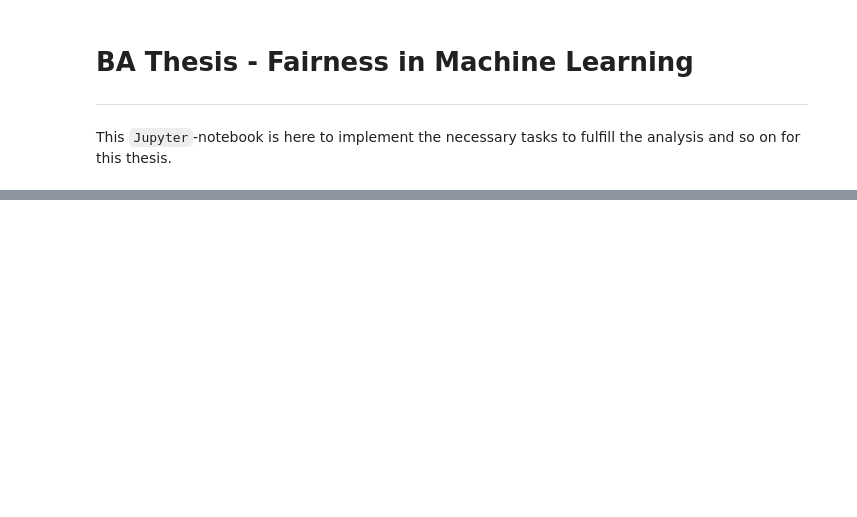
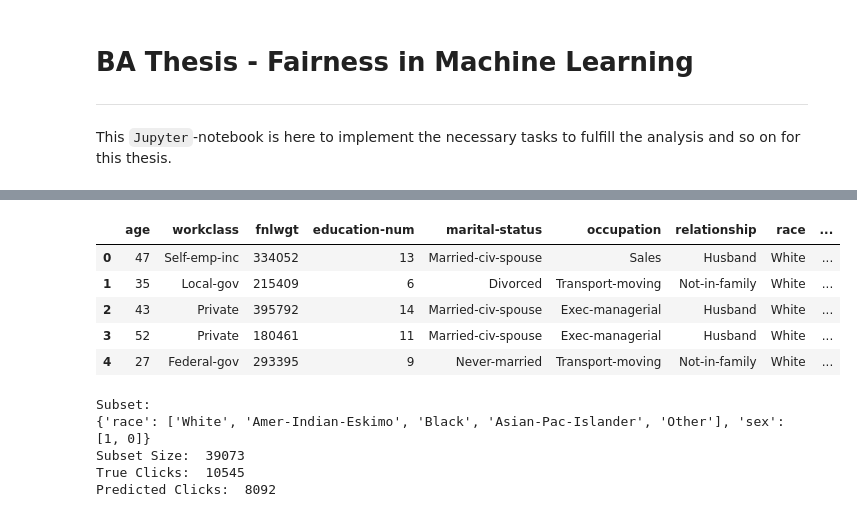
Before and after one commit to mkleinegger/evaluation-bias-detection-and-mitigation, a Jupyter notebook: thesis.ipynb, the cells around one changed output, grey strips where cells are left out. Drawn from its saved outputs; the diff is of its cells as text; code cells hidden in the pictures; blank space fills up the shorter version.

```diff
--- a/thesis.ipynb
+++ b/thesis.ipynb
@@ -149,0 +125,4 @@ Training loss did not improve more than tol=0.000100 for 10 consecutive epochs.
+# %%
+columns_to_drop = ["native-country", 'Unnamed: 0']
+df_train = df_train.drop(columns=columns_to_drop)
+df_test = df_test.drop(columns=columns_to_drop)
@@ -149,0 +138,6 @@ Training loss did not improve more than tol=0.000100 for 10 consecutive epochs.
+# %%
+models = {
+    'mlp': MLPClassifier(verbose=False, max_iter = 250, random_state=random_state),
+    'rf': RandomForestClassifier(n_estimators=200, max_depth=7 ,random_state=random_state),
+    'lr': LogisticRegression(max_iter=1000, solver='lbfgs', random_state=random_state)
+}
@@ -149,0 +186,15 @@ Training loss did not improve more than tol=0.000100 for 10 consecutive epochs.
+# %%
+from utils import _split_data
+from scipy.stats import mode
+
+def compute_pred(df):
+    preds = []
+    for _, model in models.items():
+        preds.append(model.predict(df))
+
+    stacked_vectors = np.vstack(preds)
+    return mode(stacked_vectors, axis=0).mode[0]
+
+X_train, _, _, _ = _split_data(df_train, df_test, nominal_features, 'income')
+
+df_train['income-predicted'] = compute_pred(X_train)
@@ -149,0 +206,12 @@ Training loss did not improve more than tol=0.000100 for 10 consecutive epochs.
+# %%
+races = set(list(df['race'].values))
+probs = [0.01, 0.02, 0.04, 0.01, 0.92]
+
+race_distributions = []
+for i, race in enumerate(races):
+    race_distributions = race_distributions + ([race] * int(probs[i]*df_train.shape[0]))
+
+race_distributions = race_distributions + (['White'] * (df_train.shape[0] - len(race_distributions)))
+
+np.random.shuffle(race_distributions)
+df_train['race'] = race_distributions
@@ -149,0 +227,9 @@ Training loss did not improve more than tol=0.000100 for 10 consecutive epochs.
+# %%
+df_train.head()
+# %% [output]
+|  | age | workclass | fnlwgt | education-num | marital-status | occupation | relationship | race | ... |
+| 0 | 47 | Self-emp-inc | 334052 | 13 | Married-civ-spouse | Sales | Husband | White | ... |
+| 1 | 35 | Local-gov | 215409 | 6 | Divorced | Transport-moving | Not-in-family | White | ... |
+| 2 | 43 | Private | 395792 | 14 | Married-civ-spouse | Exec-managerial | Husband | White | ... |
+| 3 | 52 | Private | 180461 | 11 | Married-civ-spouse | Exec-managerial | Husband | White | ... |
+| 4 | 27 | Federal-gov | 293395 | 9 | Never-married | Transport-moving | Not-in-family | White | ... |
@@ -149,0 +258,11 @@ Training loss did not improve more than tol=0.000100 for 10 consecutive epochs.
+# %%
+from aif360.detectors.mdss.generator import get_random_subset
+
+random_subset = get_random_subset(df_train[features_4_scanning], prob = 0.05, min_elements = 10000)
+print_report(df_train, random_subset)
+# %% [output]
+Subset:
+{'race': ['White', 'Amer-Indian-Eskimo', 'Black', 'Asian-Pac-Islander', 'Other'], 'sex': [1, 0]}
+Subset Size:  39073
+True Clicks:  10545
+Predicted Clicks:  8092
```
Also changed, not shown: parts of 56 cells of this notebook, 18 other files.
